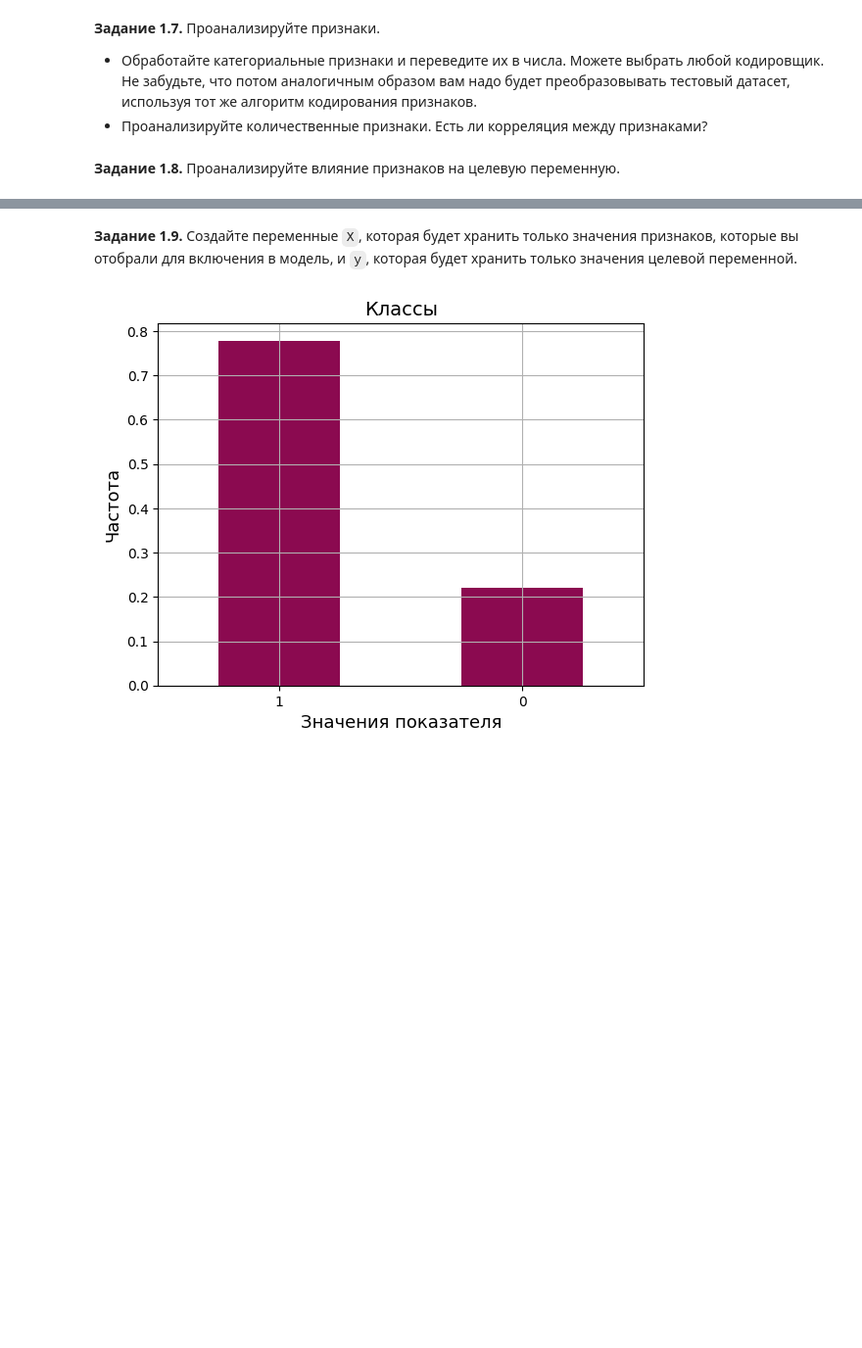
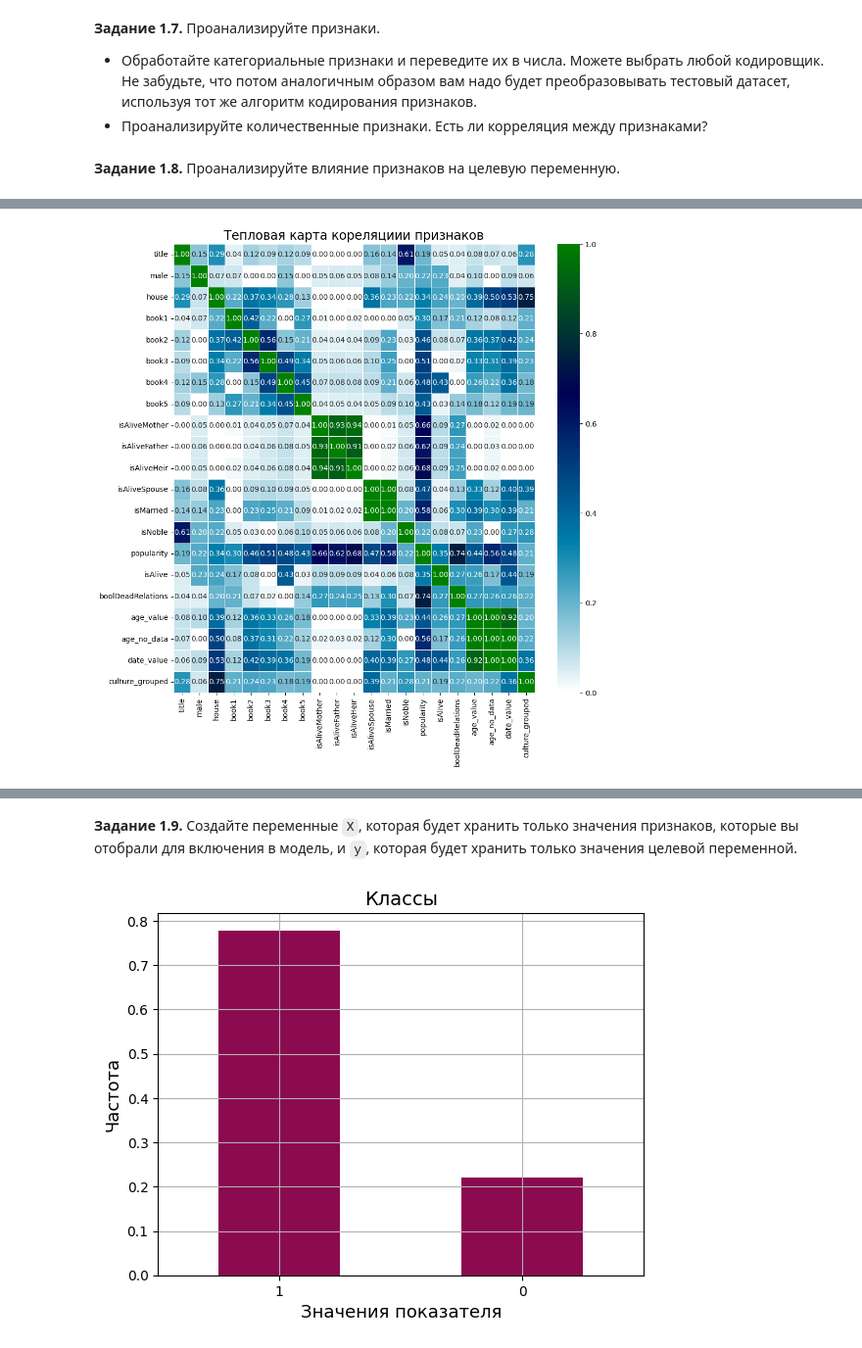
Before and after one commit to ValentinaZubareva2906/deep_learning_mipt, a Jupyter notebook: неделя 1 "Игра престолов"/game_of_thrones.ipynb, the cells around one changed output, grey strips where cells are left out. Shown at 98% size. Saved outputs shown, nothing was run; the diff lists cells and outputs as text; code cells hidden in the pictures; blank space fills up the shorter version.

```diff
--- a/неделя 1 "Игра престолов"/game_of_thrones.ipynb
+++ b/неделя 1 "Игра престолов"/game_of_thrones.ipynb
@@ -735,13 +753,15 @@ import warnings
 warnings.filterwarnings("ignore")
 # %%
 # ...
-#plt.figure(figsize=(11, 11));
-#sns.heatmap(
-  #  data_new.phik_matrix(interval_cols=['popularity', 'age_value', 'date_value'])
-  #  ,annot = True
-  #  ,fmt = '.2f'
- #   ,linewidth=.5
- #   ,cmap = "ocean_r"
-#);
-#plt.title('Тепловая карта кореляциии признаков', fontsize=17);
+plt.figure(figsize=(11, 11));
+sns.heatmap(
+    data_new.phik_matrix(interval_cols=['popularity', 'age_value', 'date_value'])
+    ,annot = True
+    ,fmt = '.2f'
+    ,linewidth=.5
+    ,cmap = "ocean_r"
+);
+plt.title('Тепловая карта кореляциии признаков', fontsize=17);
+# %% [output]
+[figure, added]
 # %%
```
Also changed, not shown: parts of 66 cells of this notebook.
